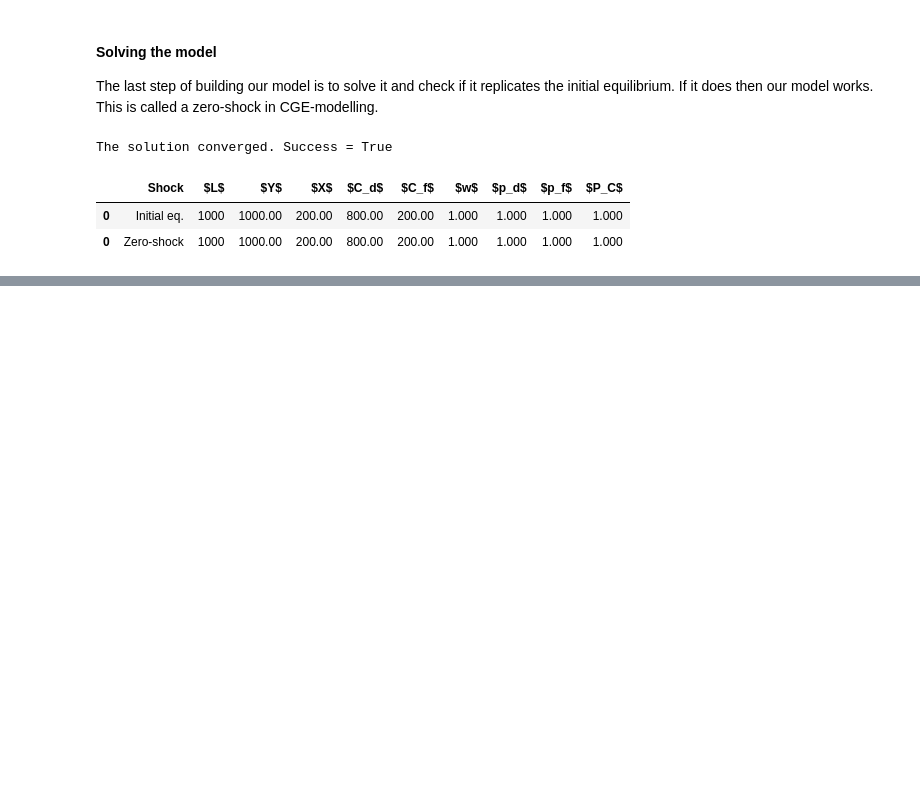
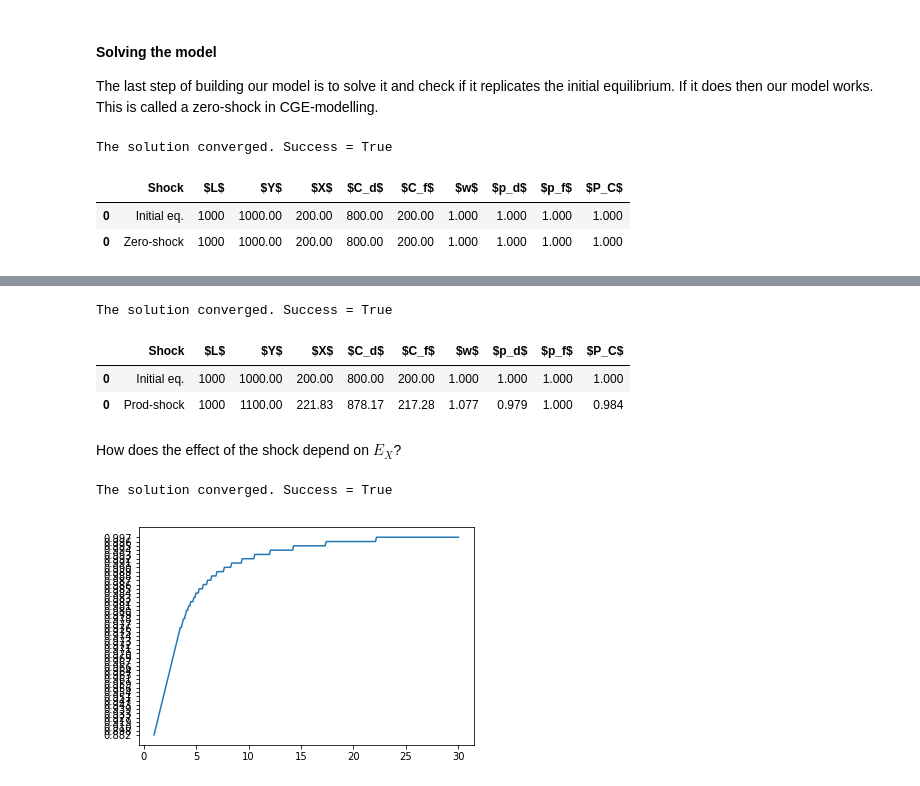
Before and after one commit to NumEconCopenhagen/projects-2019-faetter-br, a Jupyter notebook: modelproject/CGE_model.ipynb, the cells around one changed output, grey strips where cells are left out. Cells and saved outputs as stored; diff of their text form; code cells hidden in the pictures; blank space fills up the shorter version.

```diff
--- a/modelproject/CGE_model.ipynb
+++ b/modelproject/CGE_model.ipynb
@@ -206,6 +209,9 @@ Y0   = IO.loc['w']['PS']/p_d0
 X0   = IO.loc['PS']['X']/p_d0
 C_d0 = IO.loc['PS']['PC']/p_d0
 C_f0 = IO.loc['M']['PC']/p_f0
+
+## List of initial values
+ini_list = [Y0,L0,w0,C_d0,C_f0,p_d0,p_f0,P_C0,X0]
 # %% [markdown]
 We also save the initial equilibrium in a dataframe.
 # %%
@@ -343,24 +375,0 @@ We successfully solved the model. Our 'zero'-shock replicates the intial equilib
-# %%
-## Increasing productivity by 10 percent.
-mu = mu * 1.1
-
-## Redefining the CGE-model
-def CGEmodel(variables) :
-        ## Defining variables
-        (Y,L,w,C_d,C_f,p_d,p_f,P_C,X) = variables
-
-        ## Defining equations
-        EQ_L_D = E1_L_D(mu,w,p_d,E_Y,Y) - L
-        EQ_p_d = E2_p_d(Y,w,L) - p_d
-        EQ_wN  = E3_wN(p_d,C_d,p_f,C_f) - w*N
-        EQ_C_d = E4_C_d(gamma_d,p_d,P_C,E_C,w,N) - C_d
-        EQ_C_f = E5_C_f(gamma_f,p_f,P_C,E_C,w,N) - C_f
-        EQ_L_S = E6_L_S(N) - L
-        EQ_Y   = E7_Y(C_d,X) - Y
-        EQ_X   = E8_X(phi,p_d,p_f,E_X) - X
-        EQ_p_f = E9_p_f()-p_f
-        return [EQ_L_D,EQ_p_d,EQ_wN,EQ_C_d,EQ_C_f,EQ_L_S,EQ_Y,EQ_X,EQ_p_f]
-
-## Solving the CGE model
-solution = optimize.root(CGEmodel, (Y0,L0,w0,C_d0,C_f0,p_d0,p_f0,P_C0,X0) )
-print(solution.message,"Success =",solution.success)
@@ -395,0 +376,27 @@ results
+# %%
+prodshock = CGEsolve(N,1.1*mu,gamma_d,gamma_f,phi,E_Y,E_C,E_X,ini_list,status='yes')
+# %% [output]
+The solution converged. Success = True
+# %%
+ini_eq.append(CGEresults(prodshock,'Prod-shock'))
+# %% [output]
+|  | Shock | $L$ | $Y$ | $X$ | $C_d$ | $C_f$ | $w$ | $p_d$ | $p_f$ | $P_C$ |
+| 0 | Initial eq. | 1000 | 1000.00 | 200.00 | 800.00 | 200.00 | 1.000 | 1.000 | 1.000 | 1.000 |
+| 0 | Prod-shock | 1000 | 1100.00 | 221.83 | 878.17 | 217.28 | 1.077 | 0.979 | 1.000 | 0.984 |
+# %% [markdown]
+How does the effect of the shock depend on $E_X$?
+# %%
+shock = CGEsolve(N,1.1*mu,gamma_d,gamma_f,phi,E_Y,E_C,1,ini_list,status='yes')
+results = CGEresults(shock,1)
+# %% [output]
+The solution converged. Success = True
+# %%
+for i in range(11,301) :
+    #print(0.1*i)
+    shock = CGEsolve(N,1.1*mu,gamma_d,gamma_f,phi,E_Y,E_C,0.1*i,ini_list,status='no')
+    results = results.append(CGEresults(shock,0.1*i))
+# %%
+plt.plot(results['Shock'],results['$P_C$'])
+plt.show()
+# %% [output]
+[figure, added]
```
Also changed, not shown: parts of 7 cells of this notebook.
